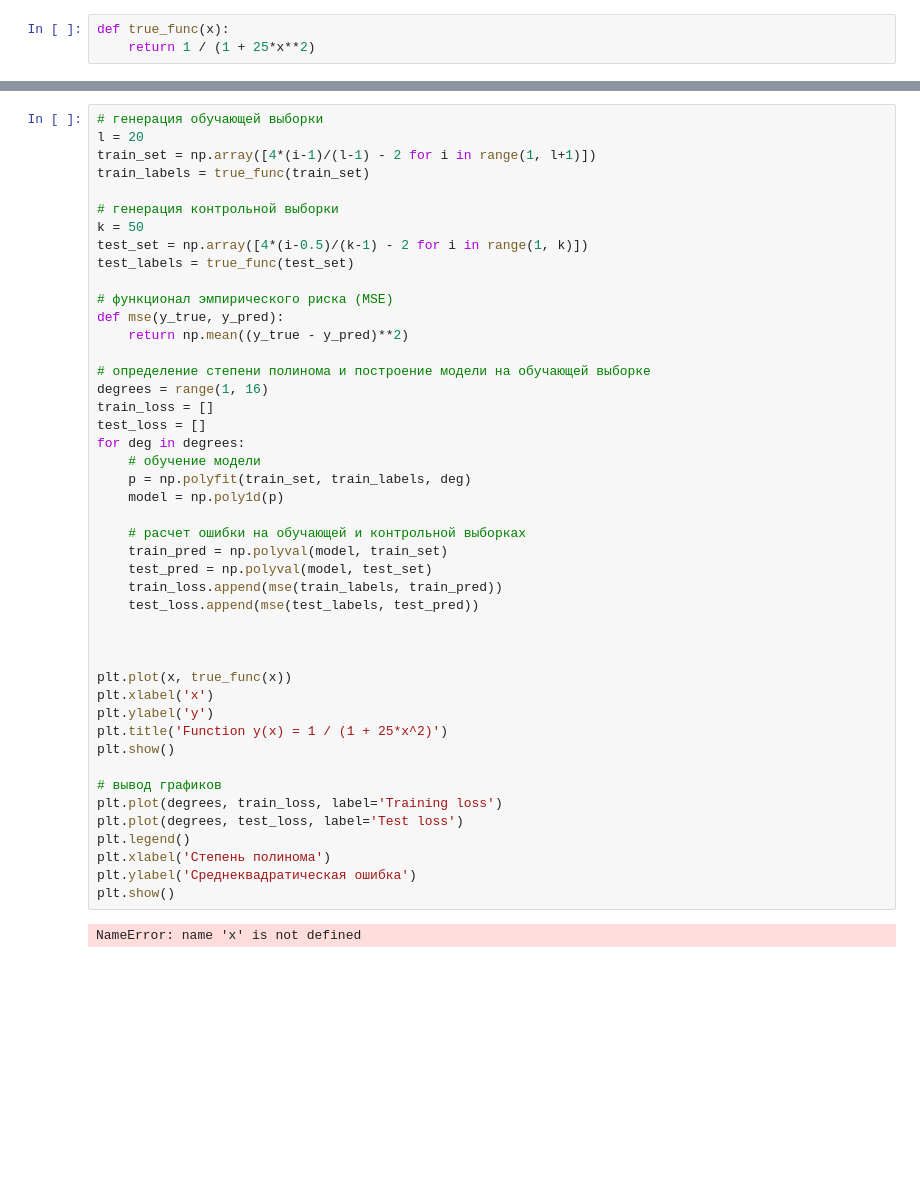
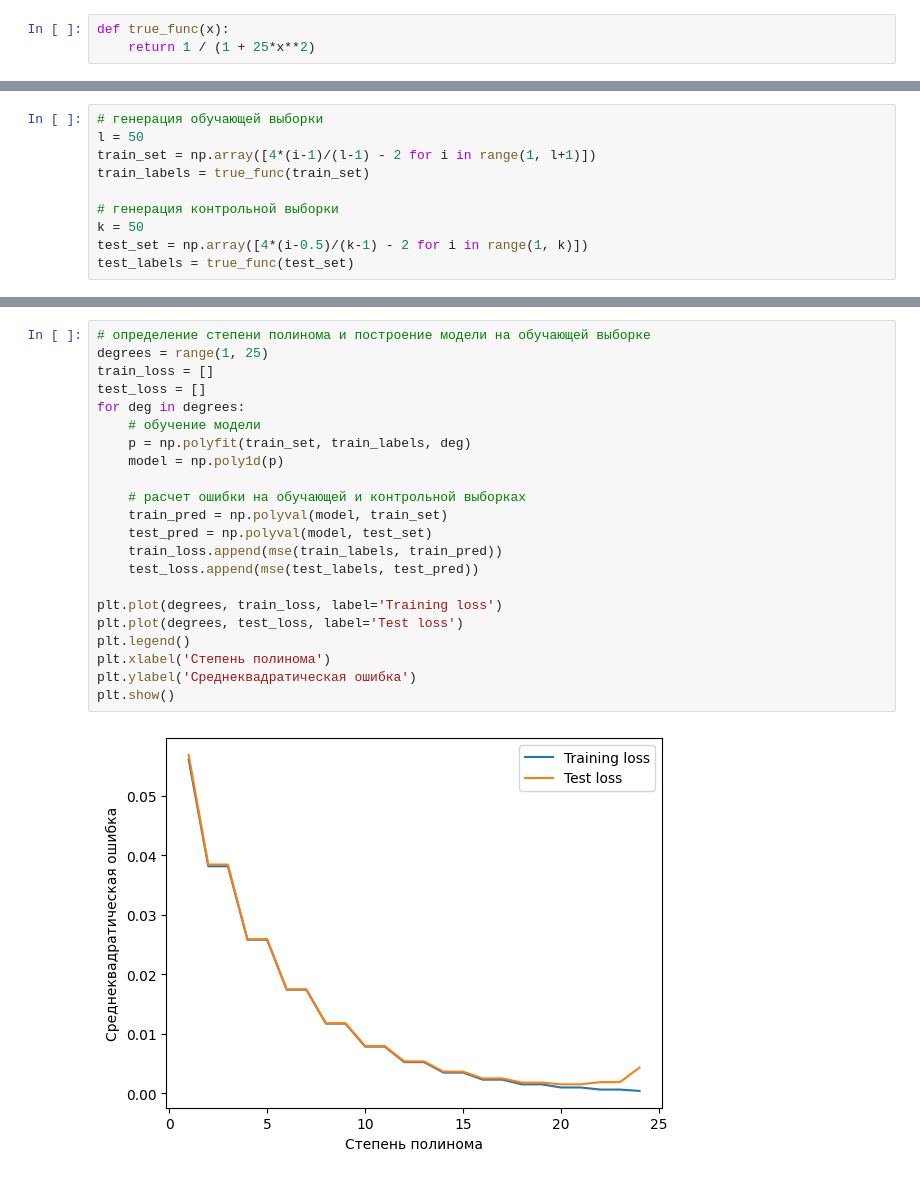
Before and after one commit to Shemich/bmstu_ML, a Jupyter notebook: lab1/lab1_2.ipynb, the cells around one changed output, grey strips where cells are left out. Cells and saved outputs as stored; diff of their text form; blank space fills up the shorter version.

```diff
--- a/lab1/lab1_2.ipynb
+++ b/lab1/lab1_2.ipynb
@@ -18,0 +23,10 @@ def true_func(x):
+# %%
+# генерация обучающей выборки
+l = 50
+train_set = np.array([4*(i-1)/(l-1) - 2 for i in range(1, l+1)])
+train_labels = true_func(train_set)
+
+# генерация контрольной выборки
+k = 50
+test_set = np.array([4*(i-0.5)/(k-1) - 2 for i in range(1, k)])
+test_labels = true_func(test_set)
@@ -19,50 +43,27 @@ def true_func(x):
 # %%
-# генерация обучающей выборки
-l = 20
-train_set = np.array([4*(i-1)/(l-1) - 2 for i in range(1, l+1)])
-train_labels = true_func(train_set)
-
-# генерация контрольной выборки
-k = 50
-test_set = np.array([4*(i-0.5)/(k-1) - 2 for i in range(1, k)])
-test_labels = true_func(test_set)
-
-# функционал эмпирического риска (MSE)
-def mse(y_true, y_pred):
-    return np.mean((y_true - y_pred)**2)
-
 # определение степени полинома и построение модели на обучающей выборке
-degrees = range(1, 16)
+degrees = range(1, 25)
 train_loss = []
 test_loss = []
 for deg in degrees:
     # обучение модели
     p = np.polyfit(train_set, train_labels, deg)
     model = np.poly1d(p)
 
     # расчет ошибки на обучающей и контрольной выборках
     train_pred = np.polyval(model, train_set)
     test_pred = np.polyval(model, test_set)
     train_loss.append(mse(train_labels, train_pred))
     test_loss.append(mse(test_labels, test_pred))
 
-
-
-plt.plot(x, true_func(x))
-plt.xlabel('x')
-plt.ylabel('y')
-plt.title('Function y(x) = 1 / (1 + 25*x^2)')
-plt.show()
-
-# вывод графиков
 plt.plot(degrees, train_loss, label='Training loss')
 plt.plot(degrees, test_loss, label='Test loss')
 plt.legend()
 plt.xlabel('Степень полинома')
 plt.ylabel('Среднеквадратическая ошибка')
 plt.show()
 # %% [output]
-NameError: name 'x' is not defined
+[figure, added]
 # %%
 # нахождение индекса элемента списка test_loss с минимальным значением
 min_idx = np.argmin(test_loss)
```
Also changed, not shown: parts of 8 cells of this notebook, 1 other file.
